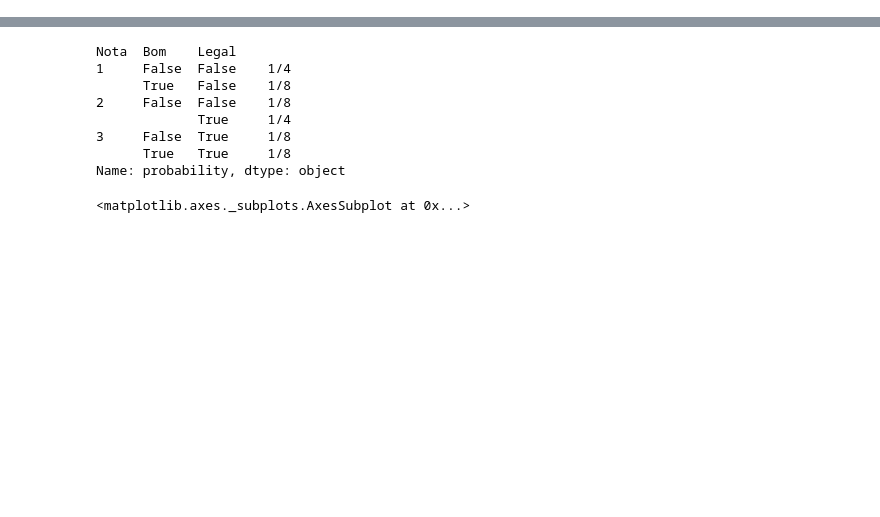
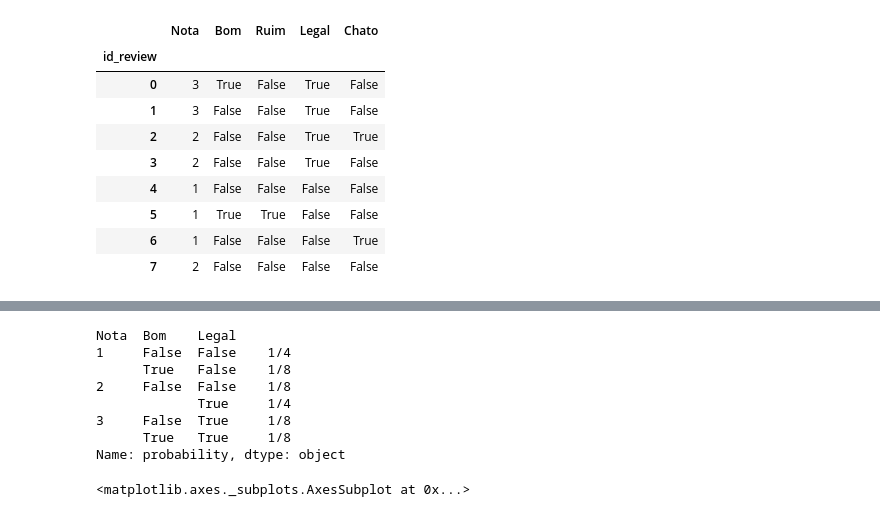
Before and after one commit to IFCE-Ciencia-da-Computacao-2011-2/UDM.316-Reconhecimento-de-Padroes, a Jupyter notebook: Exercício 03 - 06.07/Análise dos dados inicial.ipynb, the cells around one changed output, grey strips where cells are left out. Saved outputs shown, nothing was run; the diff lists cells and outputs as text; code cells hidden in the pictures; blank space fills up the shorter version.

```diff
--- a/Exercício 03 - 06.07/Análise dos dados inicial.ipynb
+++ b/Exercício 03 - 06.07/Análise dos dados inicial.ipynb
@@ -18,3 +23,19 @@ dados.head(6)
+# %%
+for column in dados.columns[1:]:
+    dados[column] = dados[column] == 1
+
+dados
+# %% [output]
+|  | Nota | Bom | Ruim | Legal | Chato |
+| id_review |  |  |  |  |  |
+| 0 | 3 | True | False | True | False |
+| 1 | 3 | False | False | True | False |
+| 2 | 2 | False | False | True | True |
+| 3 | 2 | False | False | True | False |
+| 4 | 1 | False | False | False | False |
+| 5 | 1 | True | True | False | False |
+| 6 | 1 | False | False | False | True |
+| 7 | 2 | False | False | False | False |
 # %%
 # Adicionar coluna de probabilidade
 dados['probability'] = pd.Series(np.ones([len(dados)], dtype=np.int), index=dados.index)
```
Also changed, not shown: parts of 5 cells of this notebook.
